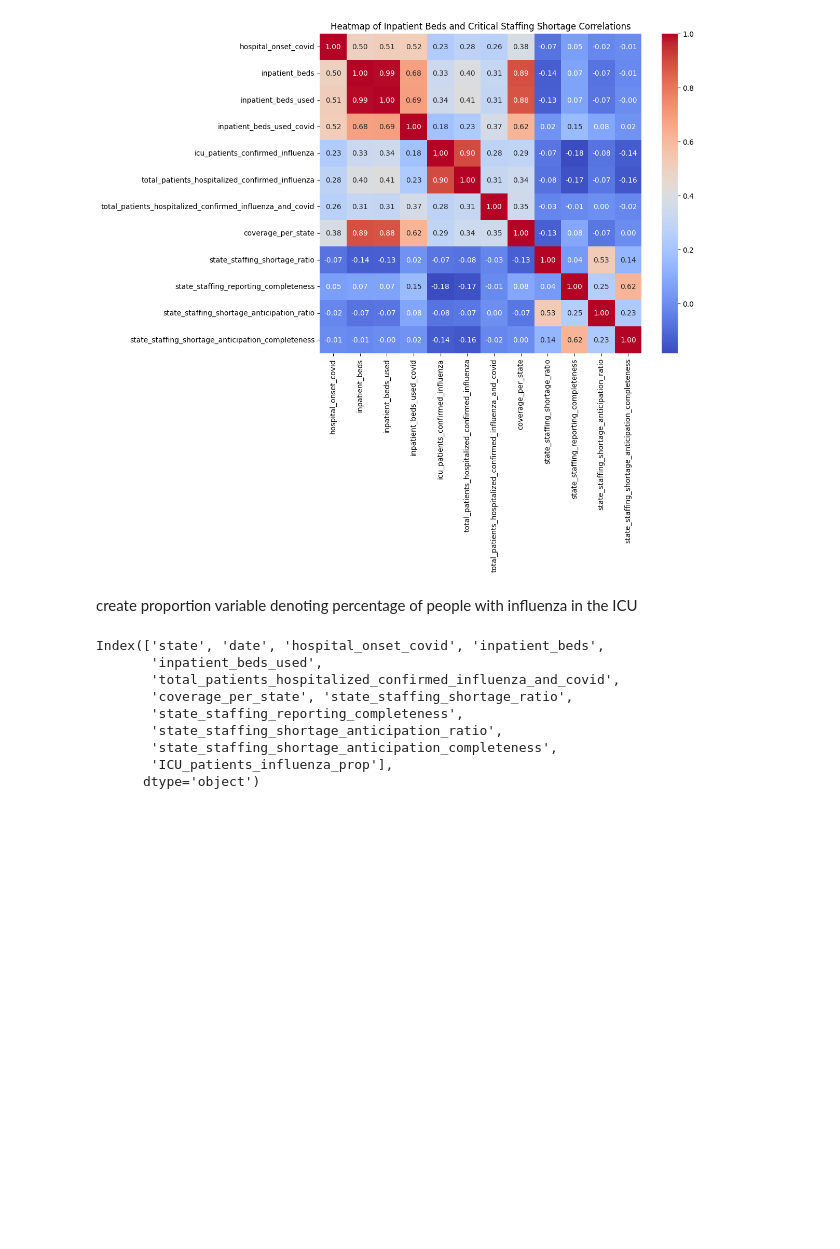
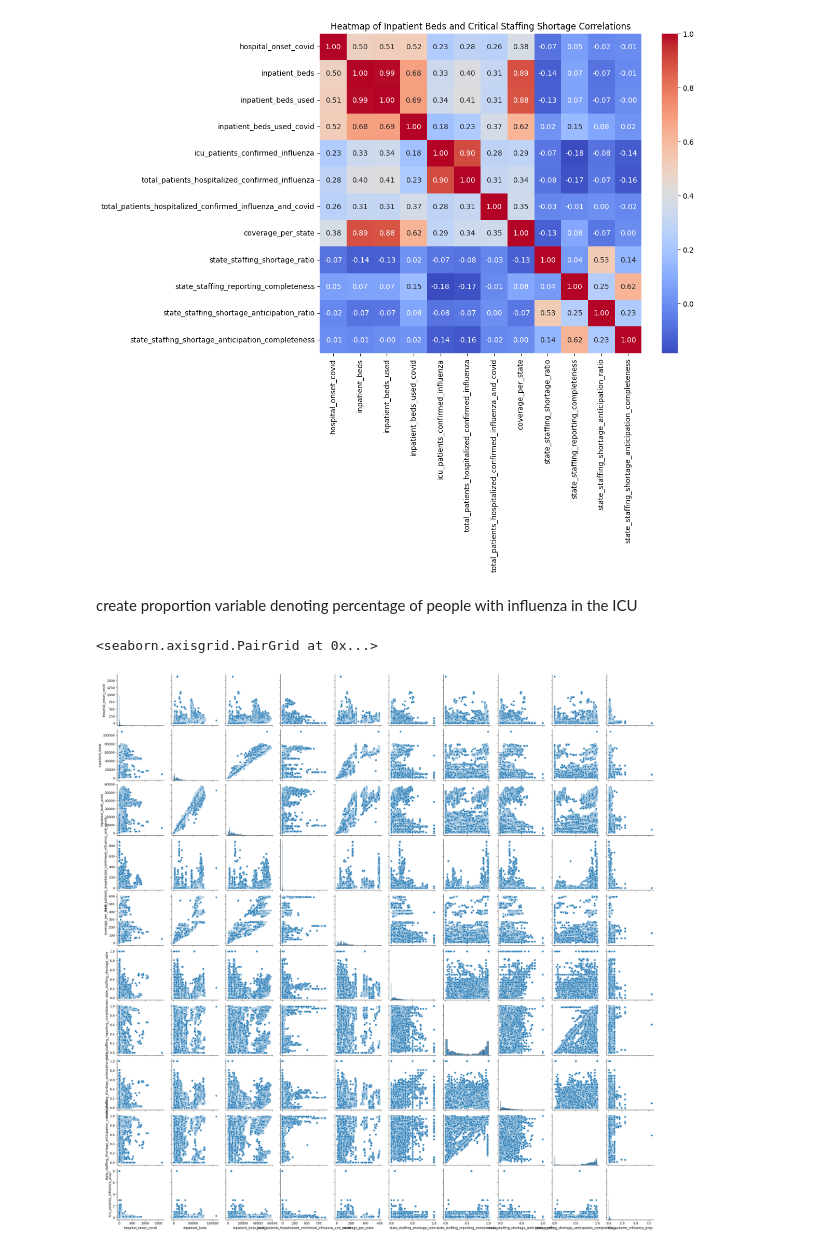
Before and after one commit to dsagher/CSE_881_Final_Project, a Jupyter notebook: EDA.ipynb, the cells around one changed output. Saved outputs shown, nothing was run; the diff lists cells and outputs as text; code cells hidden in the pictures; blank space fills up the shorter version.

Commit message:
pairplot moment

```diff
--- a/EDA.ipynb
+++ b/EDA.ipynb
@@ -457,14 +457,7 @@ df_state["ICU_patients_influenza_prop"] = df_state["icu_patients_confirmed_influ
 
 df_state = df_state.drop(columns = ["icu_patients_confirmed_influenza", "total_patients_hospitalized_confirmed_influenza", "inpatient_beds_used_covid"])
 # %%
-df_state.columns
+sns.pairplot(data=df_state.loc[:, ~df_state.columns.isin(["state", "date"])])
 # %% [output]
-Index(['state', 'date', 'hospital_onset_covid', 'inpatient_beds',
-       'inpatient_beds_used',
-       'total_patients_hospitalized_confirmed_influenza_and_covid',
-       'coverage_per_state', 'state_staffing_shortage_ratio',
-       'state_staffing_reporting_completeness',
-       'state_staffing_shortage_anticipation_ratio',
-       'state_staffing_shortage_anticipation_completeness',
-       'ICU_patients_influenza_prop'],
-      dtype='object')
+<seaborn.axisgrid.PairGrid at 0x...>
+[figure, added]
```
